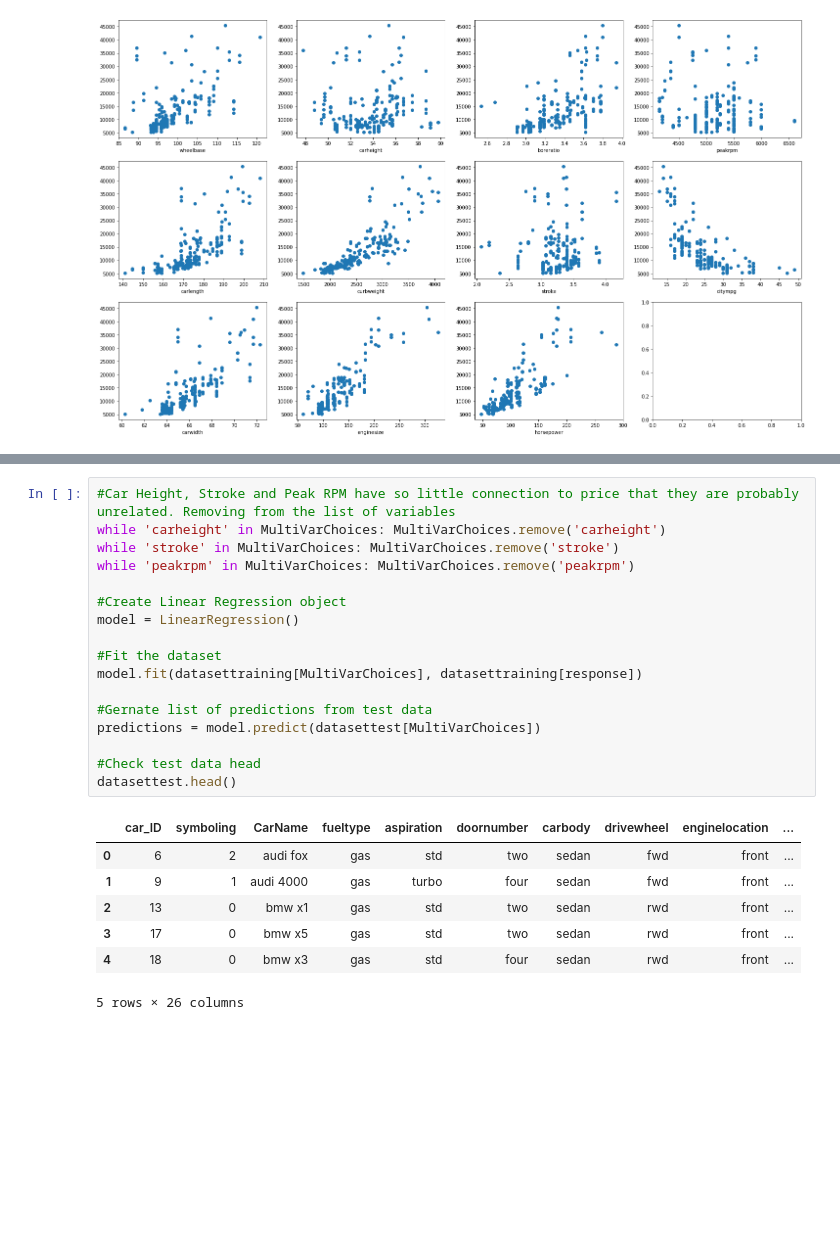
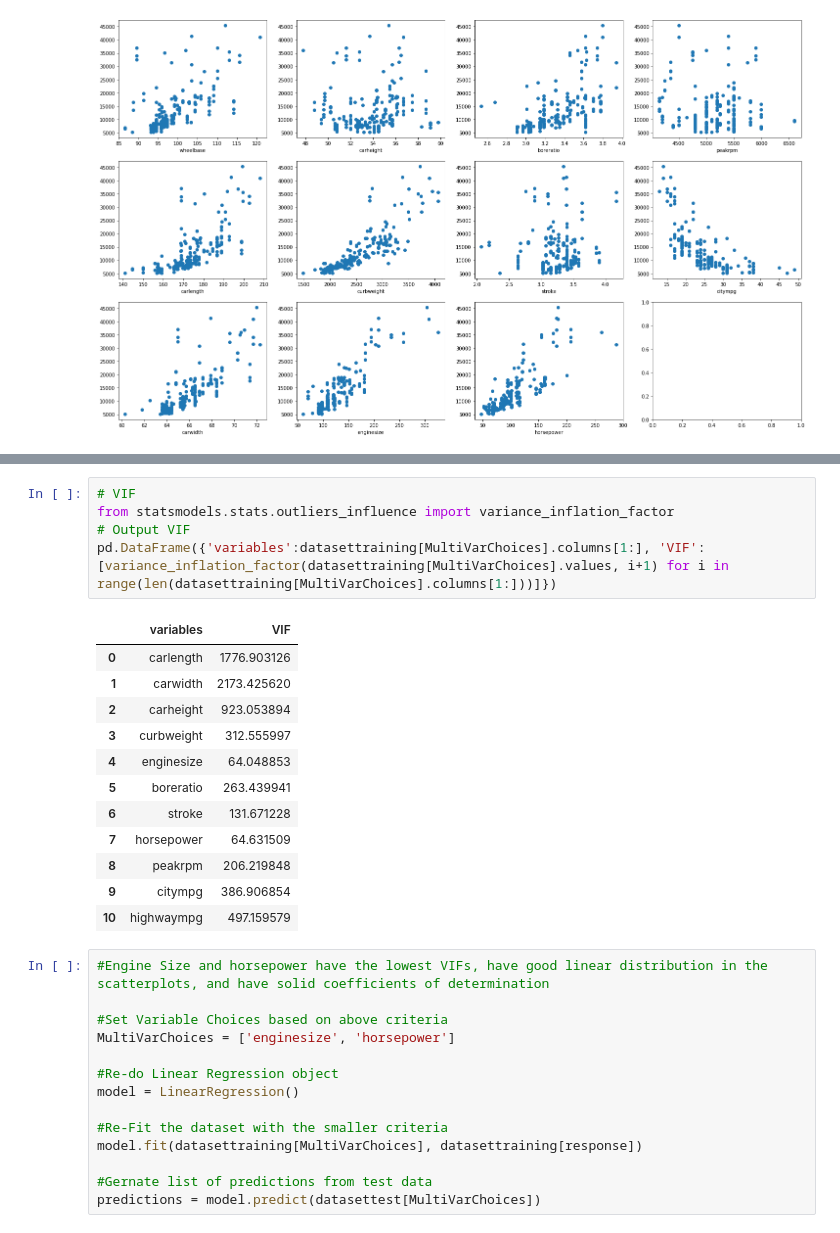
Before and after one commit to stuartketcham/DA310---Multiple-Linear-Regression---Group-Project, a Jupyter notebook: Multiple_Linear_Regression_Group_Project_car_price.ipynb, the cells around one changed output, grey strips where cells are left out. Drawn from its saved outputs; the diff is of its cells as text; blank space fills up the shorter version.

```diff
--- a/Multiple_Linear_Regression_Group_Project_car_price.ipynb
+++ b/Multiple_Linear_Regression_Group_Project_car_price.ipynb
@@ -160,28 +141,35 @@ Coefficient of Determination for citympg:     48.89%
-# %%
-#Car Height, Stroke and Peak RPM have so little connection to price that they are probably unrelated. Removing from the list of variables
-while 'carheight' in MultiVarChoices: MultiVarChoices.remove('carheight')
-while 'stroke' in MultiVarChoices: MultiVarChoices.remove('stroke')
-while 'peakrpm' in MultiVarChoices: MultiVarChoices.remove('peakrpm')
-
-#Create Linear Regression object
-model = LinearRegression()
-
-#Fit the dataset
-model.fit(datasettraining[MultiVarChoices], datasettraining[response])
-
-#Gernate list of predictions from test data
-predictions = model.predict(datasettest[MultiVarChoices])
-
-#Check test data head
-datasettest.head()
-# %% [output]
-|  | car_ID | symboling | CarName | fueltype | aspiration | doornumber | carbody | drivewheel | enginelocation | ... |
-| 0 | 6 | 2 | audi fox | gas | std | two | sedan | fwd | front | ... |
-| 1 | 9 | 1 | audi 4000 | gas | turbo | four | sedan | fwd | front | ... |
-| 2 | 13 | 0 | bmw x1 | gas | std | two | sedan | rwd | front | ... |
-| 3 | 17 | 0 | bmw x5 | gas | std | two | sedan | rwd | front | ... |
-| 4 | 18 | 0 | bmw x3 | gas | std | four | sedan | rwd | front | ... |
-5 rows × 26 columns
+# %%
+# VIF
+from statsmodels.stats.outliers_influence import variance_inflation_factor
+# Output VIF
+pd.DataFrame({'variables':datasettraining[MultiVarChoices].columns[1:], 'VIF':[variance_inflation_factor(datasettraining[MultiVarChoices].values, i+1) for i in range(len(datasettraining[MultiVarChoices].columns[1:]))]})
+# %% [output]
+|  | variables | VIF |
+| 0 | carlength | 1776.903126 |
+| 1 | carwidth | 2173.425620 |
+| 2 | carheight | 923.053894 |
+| 3 | curbweight | 312.555997 |
+| 4 | enginesize | 64.048853 |
+| 5 | boreratio | 263.439941 |
+| 6 | stroke | 131.671228 |
+| 7 | horsepower | 64.631509 |
+| 8 | peakrpm | 206.219848 |
+| 9 | citympg | 386.906854 |
+| 10 | highwaympg | 497.159579 |
+# %%
+#Engine Size and horsepower have the lowest VIFs, have good linear distribution in the scatterplots, and have solid coefficients of determination
+
+#Set Variable Choices based on above criteria
+MultiVarChoices = ['enginesize', 'horsepower']
+
+#Re-do Linear Regression object
+model = LinearRegression()
+
+#Re-Fit the dataset with the smaller criteria
+model.fit(datasettraining[MultiVarChoices], datasettraining[response])
+
+#Gernate list of predictions from test data
+predictions = model.predict(datasettest[MultiVarChoices])
 # %%
 #Sample data output
 print('Actual'.ljust(14), 'Predicted'.ljust(14))
```
Also changed, not shown: parts of 13 cells of this notebook.
